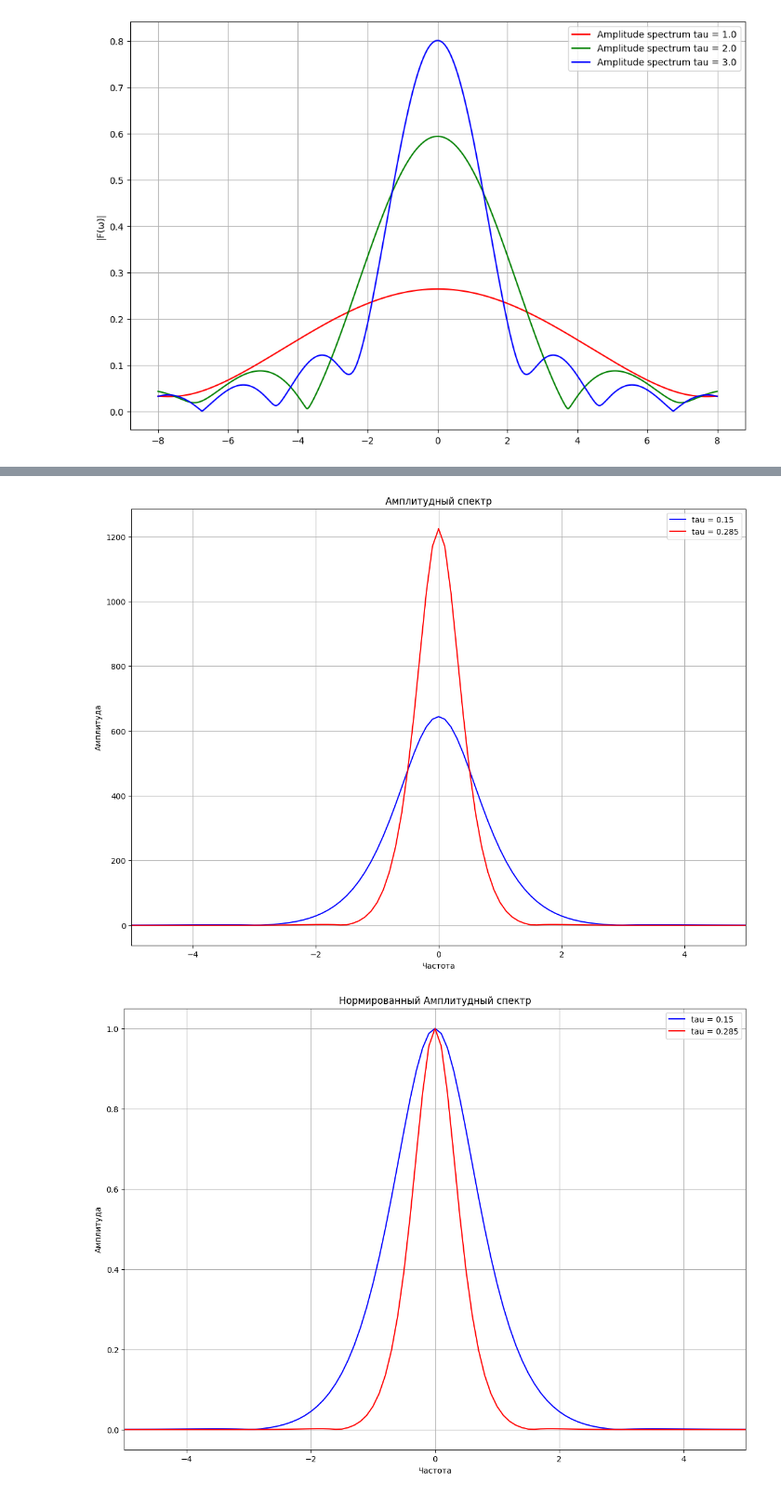
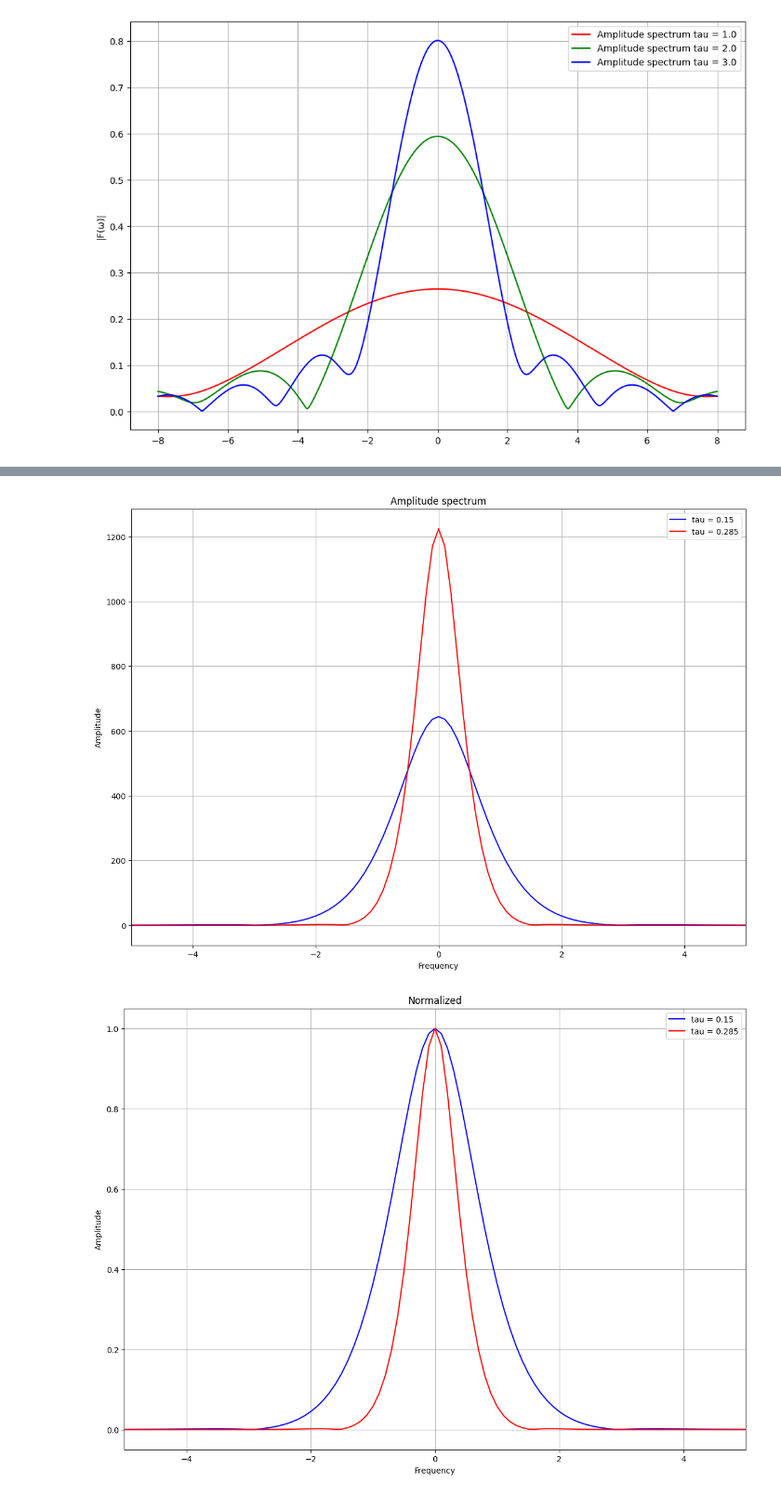
Before and after one commit to alex-yas/functional-analysis, a Jupyter notebook: integral_fourier_transform.ipynb, the cells around one changed output, grey strips where cells are left out. Shown at 93% size. Drawn from its saved outputs; the diff is of its cells as text; code cells hidden in the pictures.

```diff
--- a/integral_fourier_transform.ipynb
+++ b/integral_fourier_transform.ipynb
@@ -217,28 +215,28 @@ norm_amp_spec2 = amp_spec2 / np.max(amp_spec2)
 # %%
 plt.figure(figsize=(14, 10))
 
 plt.plot(freq1, amp_spec1, 'b-', linewidth=1.5, label=f"tau = {tau1}")
 plt.plot(freq2, amp_spec2, 'r-', linewidth=1.5, label=f"tau = {tau2}")
-plt.title(f'Амплитудный спектр')
-plt.xlabel('Частота')
-plt.ylabel('Амплитуда')
+plt.title(f'Amplitude spectrum')
+plt.xlabel('Frequency')
+plt.ylabel('Amplitude')
 plt.grid(True)
 plt.legend()
 plt.xlim(-5, 5)
 plt.show()
 
 
 plt.figure(figsize=(14, 10))
 
 plt.plot(freq1, norm_amp_spec1, 'b-', linewidth=1.5, label=f"tau = {tau1}")
 plt.plot(freq2, norm_amp_spec2, 'r-', linewidth=1.5, label=f"tau = {tau2}")
-plt.title(f'Нормированный Амплитудный спектр')
-plt.xlabel('Частота')
-plt.ylabel('Амплитуда')
+plt.title('Normalized')
+plt.xlabel('Frequency')
+plt.ylabel('Amplitude')
 plt.grid(True)
 plt.legend()
 plt.xlim(-5, 5)
 plt.show()
 # %% [output]
 [figure]
-[figure, old version]
+[figure, new version]
```
Also changed, not shown: parts of 18 cells of this notebook, 2 other files.
